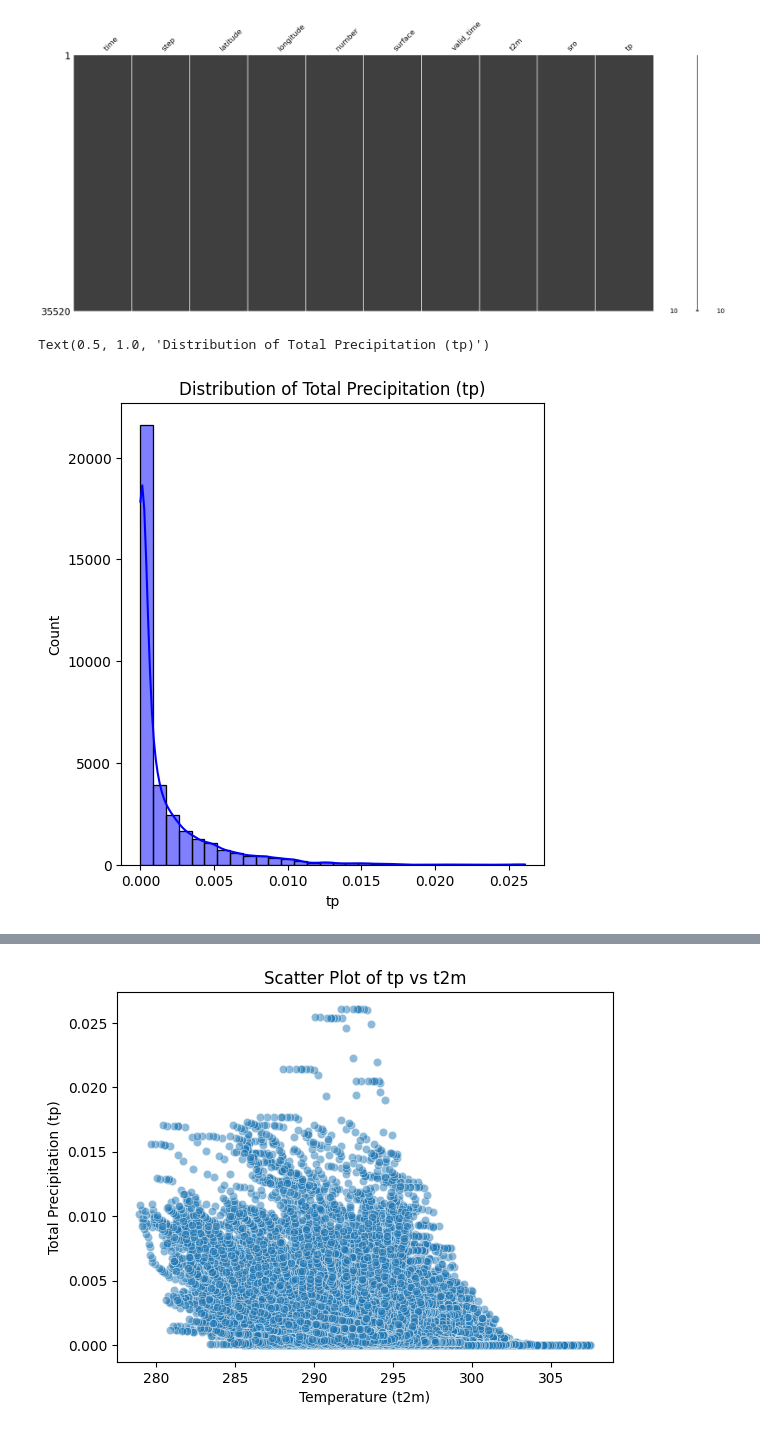
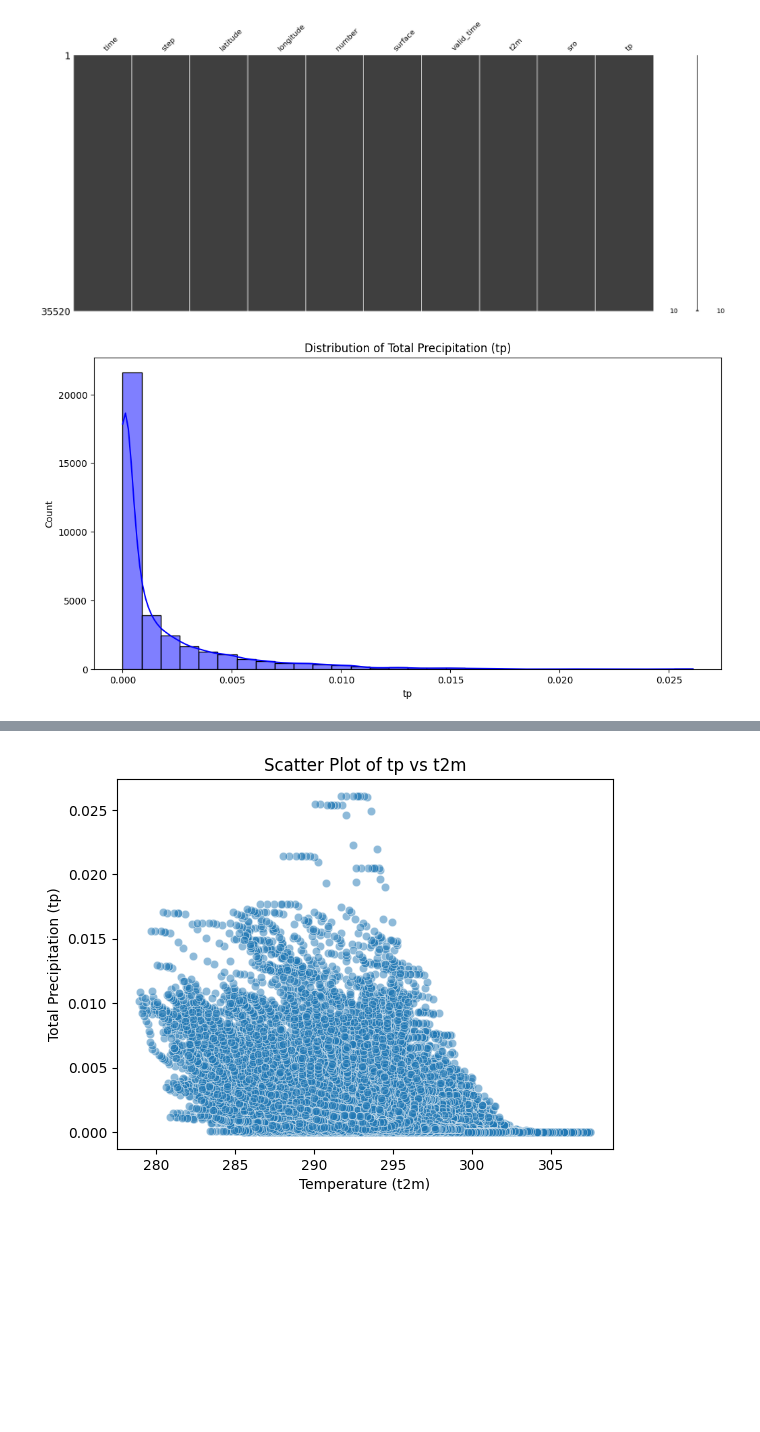
Before and after one commit to aminnademi/Clustring-On-North-of-Iran-Climate-Dataset, a Jupyter notebook: notebook.ipynb, the cells around one changed output, grey strips where cells are left out. Drawn from its saved outputs; the diff is of its cells as text; code cells hidden in the pictures; blank space fills up the shorter version.

```diff
--- a/notebook.ipynb
+++ b/notebook.ipynb
@@ -122,10 +122,9 @@ dtype: int64
 features = data[['tp', 't2m']]
 # %%
 plt.figure(figsize=(12, 6))
-plt.subplot(1, 2, 1)
 sns.histplot(features['tp'], kde=True, bins=30, color='blue')
 plt.title('Distribution of Total Precipitation (tp)')
+plt.show()
 # %% [output]
-Text(0.5, 1.0, 'Distribution of Total Precipitation (tp)')
-[figure, old version]
+[figure, new version]
 # %%
```
Also changed, not shown: parts of 2 cells of this notebook.
